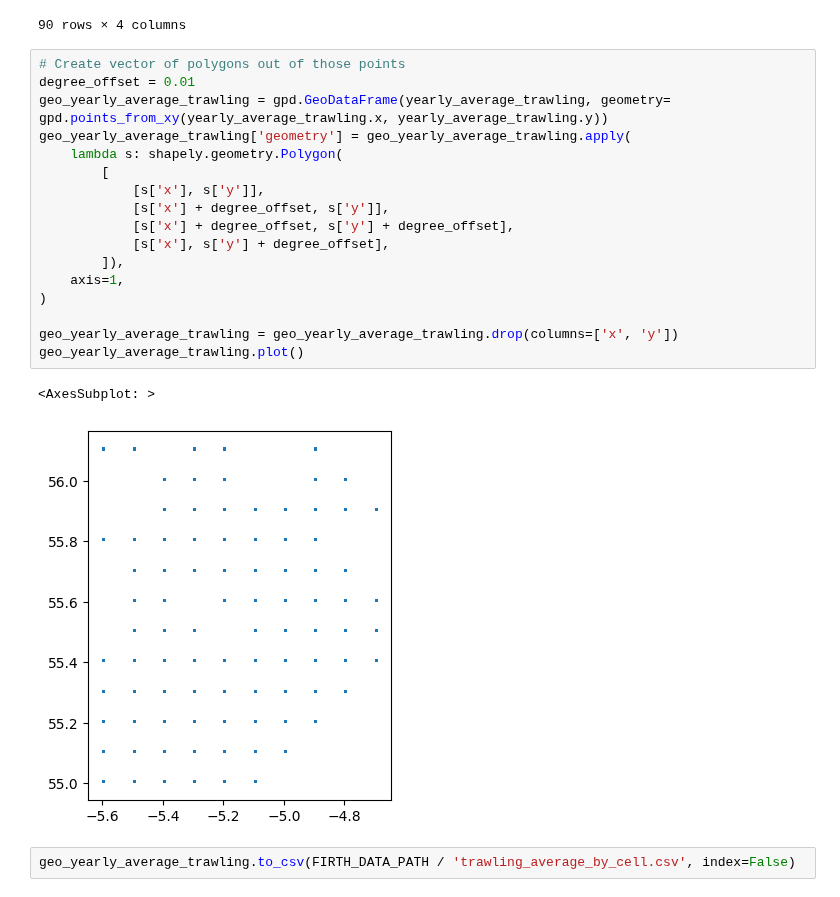
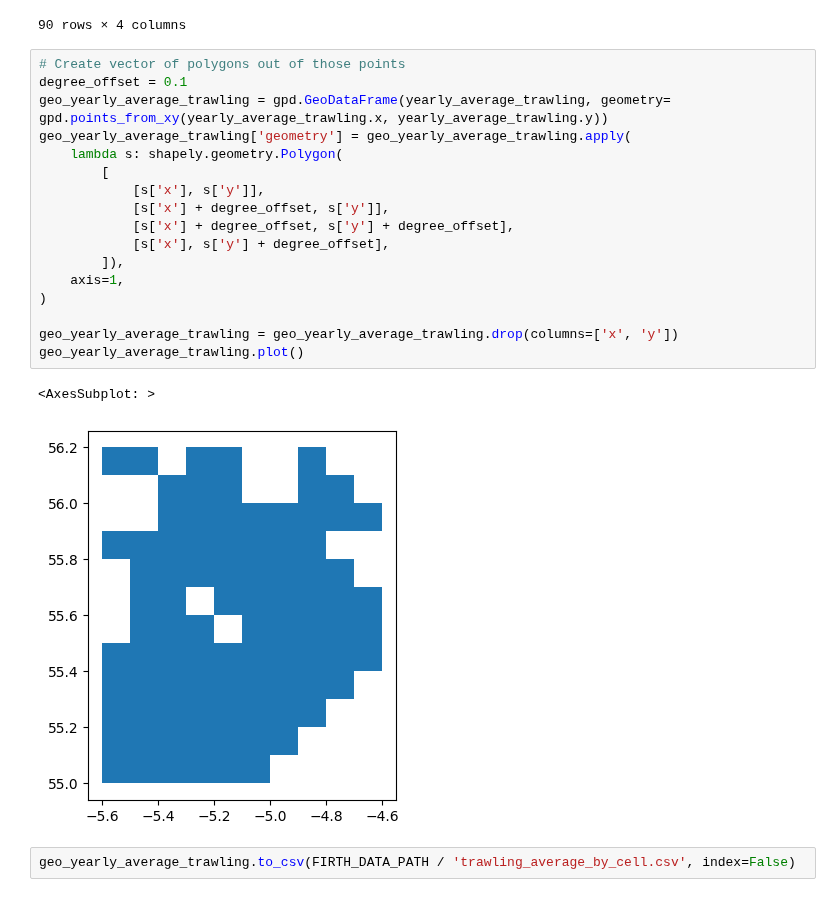
Before and after one commit to d2gex/fishery-analysis, a Jupyter notebook: src/firth_clyde_fishing_effort.ipynb, the cells around one changed output. Cells and saved outputs as stored; diff of their text form.

```diff
--- a/src/firth_clyde_fishing_effort.ipynb
+++ b/src/firth_clyde_fishing_effort.ipynb
@@ -186,23 +186,23 @@ yearly_average_trawling
 90 rows × 4 columns
 # %%
 # Create vector of polygons out of those points
-degree_offset = 0.01
+degree_offset = 0.1
 geo_yearly_average_trawling = gpd.GeoDataFrame(yearly_average_trawling, geometry= gpd.points_from_xy(yearly_average_trawling.x, yearly_average_trawling.y))
 geo_yearly_average_trawling['geometry'] = geo_yearly_average_trawling.apply(
     lambda s: shapely.geometry.Polygon(
         [
             [s['x'], s['y']],
             [s['x'] + degree_offset, s['y']],
             [s['x'] + degree_offset, s['y'] + degree_offset],
             [s['x'], s['y'] + degree_offset],
         ]),
     axis=1,
 )
 
 geo_yearly_average_trawling = geo_yearly_average_trawling.drop(columns=['x', 'y'])
 geo_yearly_average_trawling.plot()
 # %% [output]
 <AxesSubplot: >
-[figure, old version]
+[figure, new version]
 # %%
 geo_yearly_average_trawling.to_csv(FIRTH_DATA_PATH / 'trawling_average_by_cell.csv', index=False)
```
Also changed, not shown: 7 other files.
